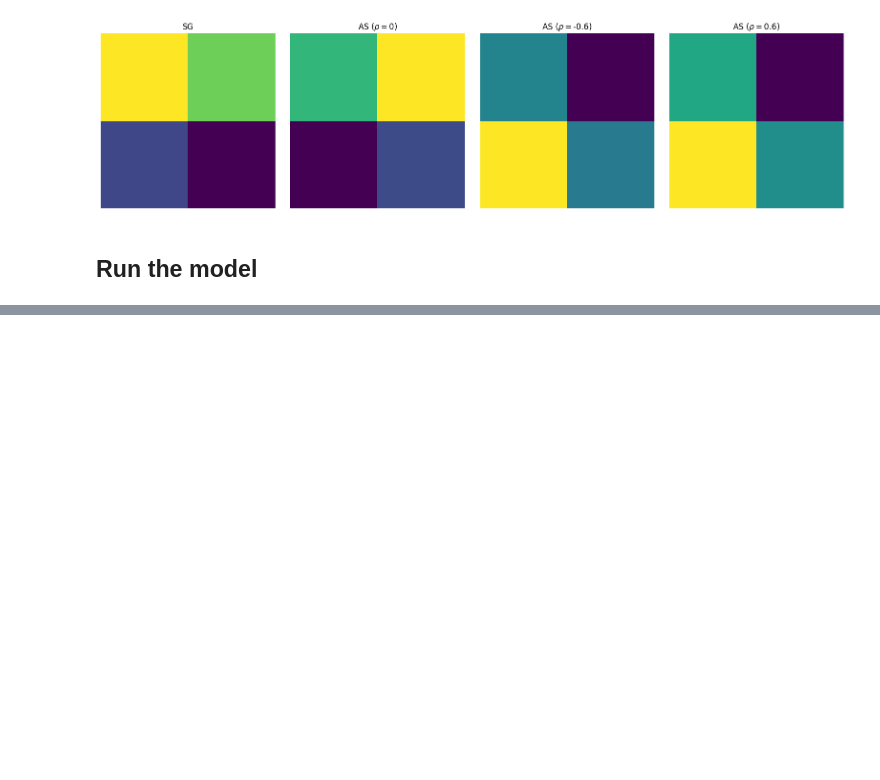
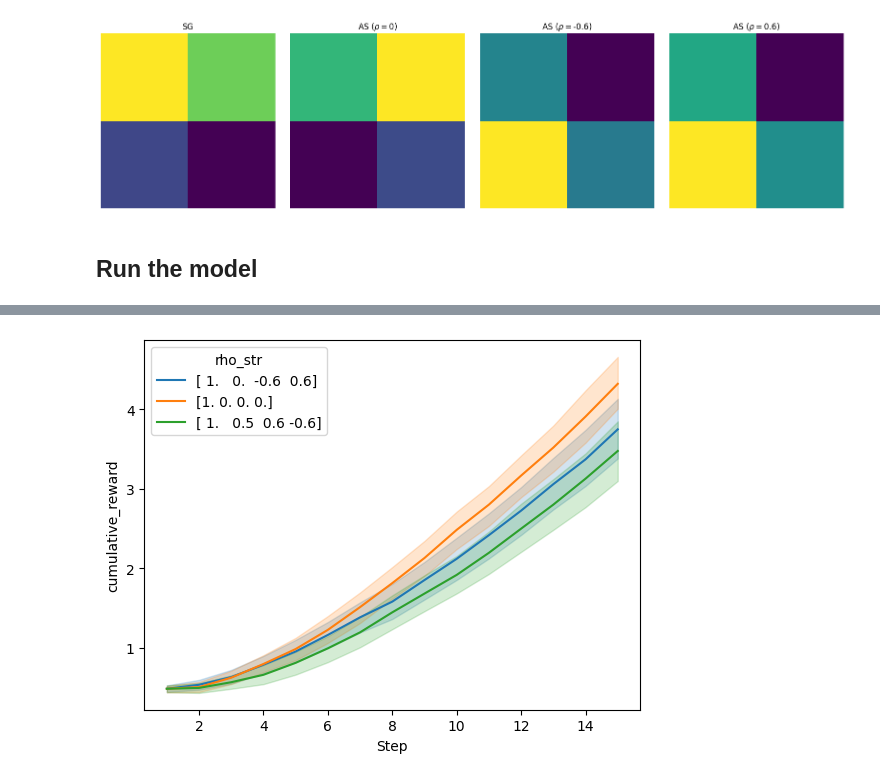
Before and after one commit to vagechirkov/Spatial-MAB-ABM, a Jupyter notebook: abm/2soc2gen.ipynb, the cells around one changed output, grey strips where cells are left out. Saved outputs shown, nothing was run; the diff lists cells and outputs as text; code cells hidden in the pictures; blank space fills up the shorter version.

```diff
--- a/abm/2soc2gen.ipynb
+++ b/abm/2soc2gen.ipynb
@@ -93,0 +152,10 @@ results.head(20)
+# %%
+sns.lineplot(batch_results[batch_results.model_type == "SG-ICM"],
+             x="Step",
+             y="cumulative_reward",
+             hue="rho_str",
+             hue_order=["[ 1.   0.  -0.6  0.6]", "[1. 0. 0. 0.]", "[ 1.   0.5  0.6 -0.6]"]
+             )
+plt.show()
+# %% [output]
+[figure, added]
```
Also changed, not shown: parts of 7 cells of this notebook, 2 other files.
